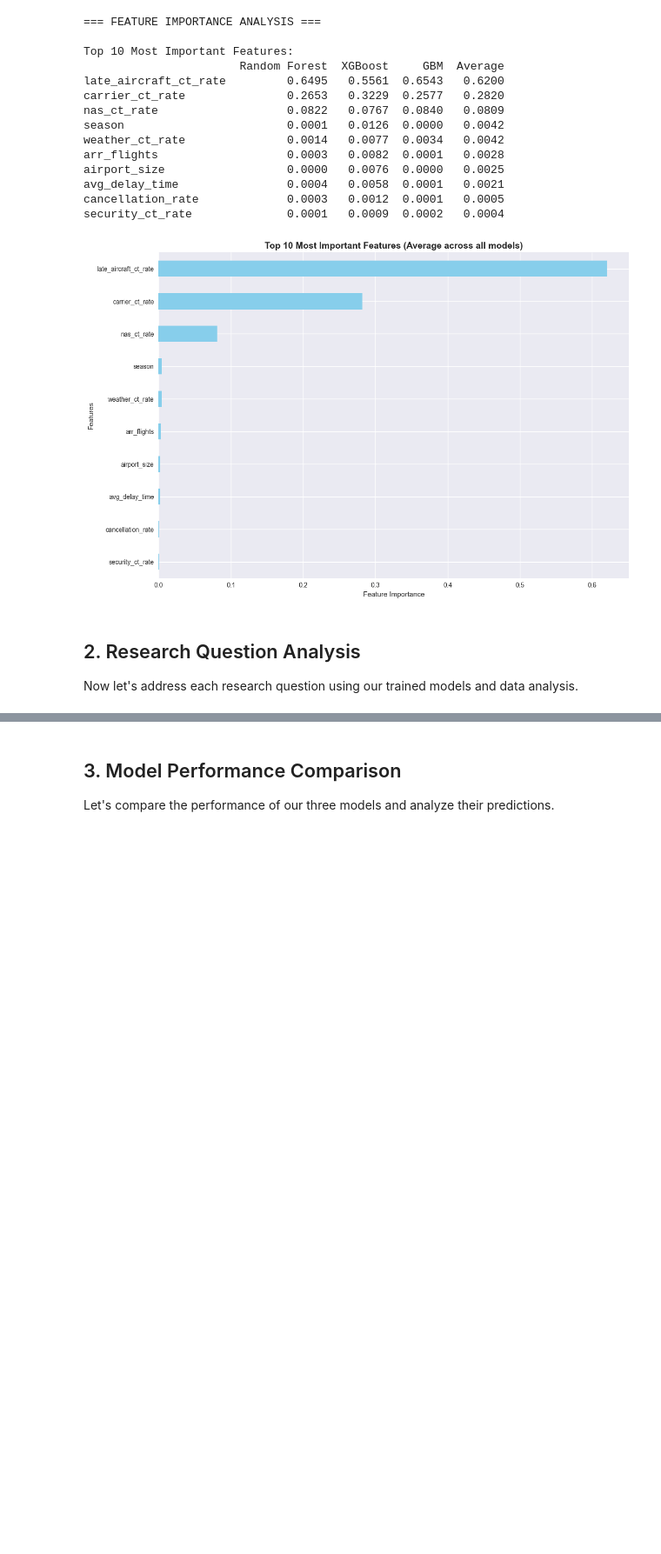
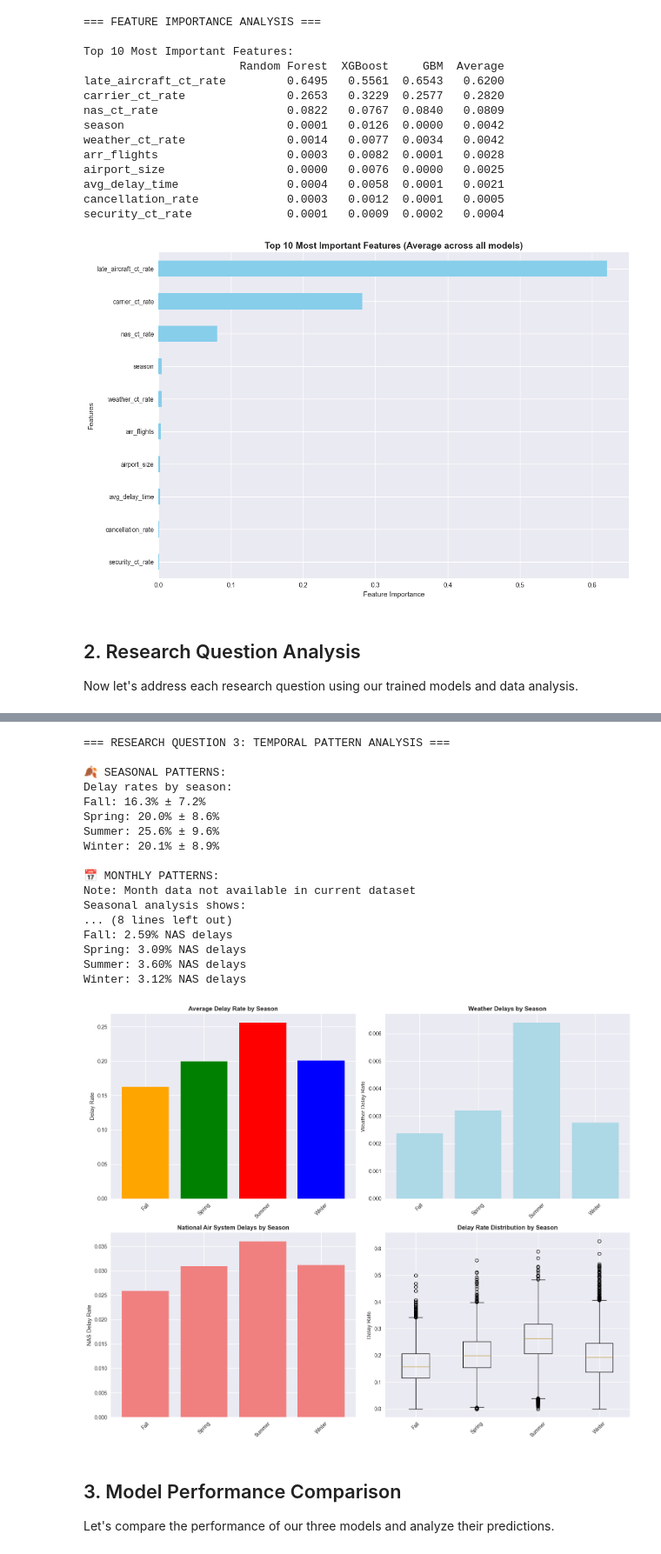
Before and after one commit to jacobw2003/flight-delay, a Jupyter notebook: analysis/southwest_ml_analysis.ipynb, the cells around one changed output, grey strips where cells are left out. Shown at 87% size. Saved outputs shown, nothing was run; the diff lists cells and outputs as text; code cells hidden in the pictures; blank space fills up the shorter version.

Commit message:
fix: ml analysis bug fixes

```diff
--- a/analysis/southwest_ml_analysis.ipynb
+++ b/analysis/southwest_ml_analysis.ipynb
@@ -488,7 +798,9 @@ def analyze_temporal_patterns(df, label_encoders):
         'nas_ct_rate': 'mean'
     }).round(4)
 
-    seasonal_stats.index = [season_names[i] for i in seasonal_stats.index]
+    # Convert season index from encoded integers to season names
+    # The index already contains the original string values, no need to map
+    # seasonal_stats.index = [season_names[i] for i in seasonal_stats.index]  # This line was causing the error
 
     print("Delay rates by season:")
     for season, row in seasonal_stats.iterrows():
@@ -502,7 +814,7 @@ def analyze_temporal_patterns(df, label_encoders):
     # Weather vs season
     print("\n🌤️ WEATHER DELAYS BY SEASON:")
     weather_by_season = df.groupby('season')['weather_ct_rate'].mean()
-    weather_by_season.index = [season_names[i] for i in weather_by_season.index]
+    # weather_by_season.index = [season_names[i] for i in weather_by_season.index]  # Already contains string values
 
     for season, rate in weather_by_season.items():
         print(f"{season}: {rate:.2%} weather delays")
@@ -510,7 +822,7 @@ def analyze_temporal_patterns(df, label_encoders):
     # NAS delays by season
     print("\n✈️ NATIONAL AIR SYSTEM DELAYS BY SEASON:")
     nas_by_season = df.groupby('season')['nas_ct_rate'].mean()
-    nas_by_season.index = [season_names[i] for i in nas_by_season.index]
+    # nas_by_season.index = [season_names[i] for i in nas_by_season.index]  # Already contains string values
 
     for season, rate in nas_by_season.items():
         print(f"{season}: {rate:.2%} NAS delays")
@@ -521,42 +833,63 @@ def analyze_temporal_patterns(df, label_encoders):
 seasonal_stats, weather_by_season, nas_by_season = analyze_temporal_patterns(df, label_encoders)
 
 # Visualize temporal patterns
 fig, axes = plt.subplots(2, 2, figsize=(15, 12))
 
 # 1. Seasonal delay rates
 season_names = ['Fall', 'Spring', 'Summer', 'Winter']
-seasonal_delay_rates = [seasonal_stats.loc[season, ('delay_rate', 'mean')] for season in season_names]
-axes[0,0].bar(season_names, seasonal_delay_rates, color=['orange', 'green', 'red', 'blue'])
+# Get the actual season names from the data (they should be in the same order)
+actual_season_names = list(seasonal_stats.index)
+seasonal_delay_rates = [seasonal_stats.loc[season, ('delay_rate', 'mean')] for season in actual_season_names]
+axes[0,0].bar(actual_season_names, seasonal_delay_rates, color=['orange', 'green', 'red', 'blue'])
 axes[0,0].set_title('Average Delay Rate by Season', fontweight='bold')
 axes[0,0].set_ylabel('Delay Rate')
 axes[0,0].tick_params(axis='x', rotation=45)
 
 # 2. Weather delays by season
-weather_rates = [weather_by_season[season] for season in season_names]
-axes[0,1].bar(season_names, weather_rates, color='lightblue')
+weather_rates = [weather_by_season[season] for season in actual_season_names]
+axes[0,1].bar(actual_season_names, weather_rates, color='lightblue')
 axes[0,1].set_title('Weather Delays by Season', fontweight='bold')
 axes[0,1].set_ylabel('Weather Delay Rate')
 axes[0,1].tick_params(axis='x', rotation=45)
 
 # 3. NAS delays by season
-nas_rates = [nas_by_season[season] for season in season_names]
-axes[1,0].bar(season_names, nas_rates, color='lightcoral')
+nas_rates = [nas_by_season[season] for season in actual_season_names]
+axes[1,0].bar(actual_season_names, nas_rates, color='lightcoral')
 axes[1,0].set_title('National Air System Delays by Season', fontweight='bold')
 axes[1,0].set_ylabel('NAS Delay Rate')
 axes[1,0].tick_params(axis='x', rotation=45)
 
 # 4. Delay rate distribution by season
 season_data = []
-for i, season in enumerate(season_names):
-    season_data.append(df[df['season'] == i]['delay_rate'])
+for season in actual_season_names:
+    season_data.append(df[df['season'] == season]['delay_rate'])
 
-axes[1,1].boxplot(season_data, labels=season_names)
+axes[1,1].boxplot(season_data, labels=actual_season_names)
 axes[1,1].set_title('Delay Rate Distribution by Season', fontweight='bold')
 axes[1,1].set_ylabel('Delay Rate')
 axes[1,1].tick_params(axis='x', rotation=45)
 
 plt.tight_layout()
 plt.show()
+# %% [output]
+=== RESEARCH QUESTION 3: TEMPORAL PATTERN ANALYSIS ===
+
+🍂 SEASONAL PATTERNS:
+Delay rates by season:
+Fall: 16.3% ± 7.2%
+Spring: 20.0% ± 8.6%
+Summer: 25.6% ± 9.6%
+Winter: 20.1% ± 8.9%
+
+📅 MONTHLY PATTERNS:
+Note: Month data not available in current dataset
+Seasonal analysis shows:
+... (8 lines left out)
+Fall: 2.59% NAS delays
+Spring: 3.09% NAS delays
+Summer: 3.60% NAS delays
+Winter: 3.12% NAS delays
+[figure, added]
 # %% [markdown]
 ## 3. Model Performance Comparison
 
```
Also changed, not shown: parts of 8 cells of this notebook.
